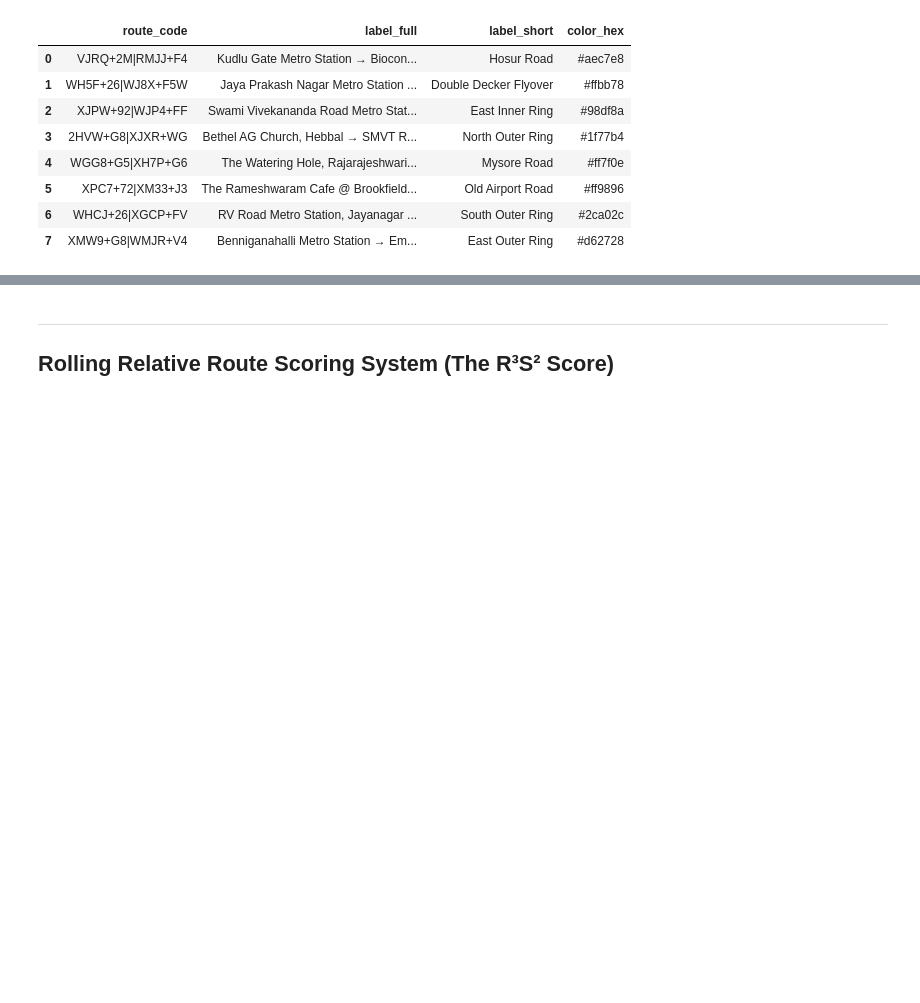
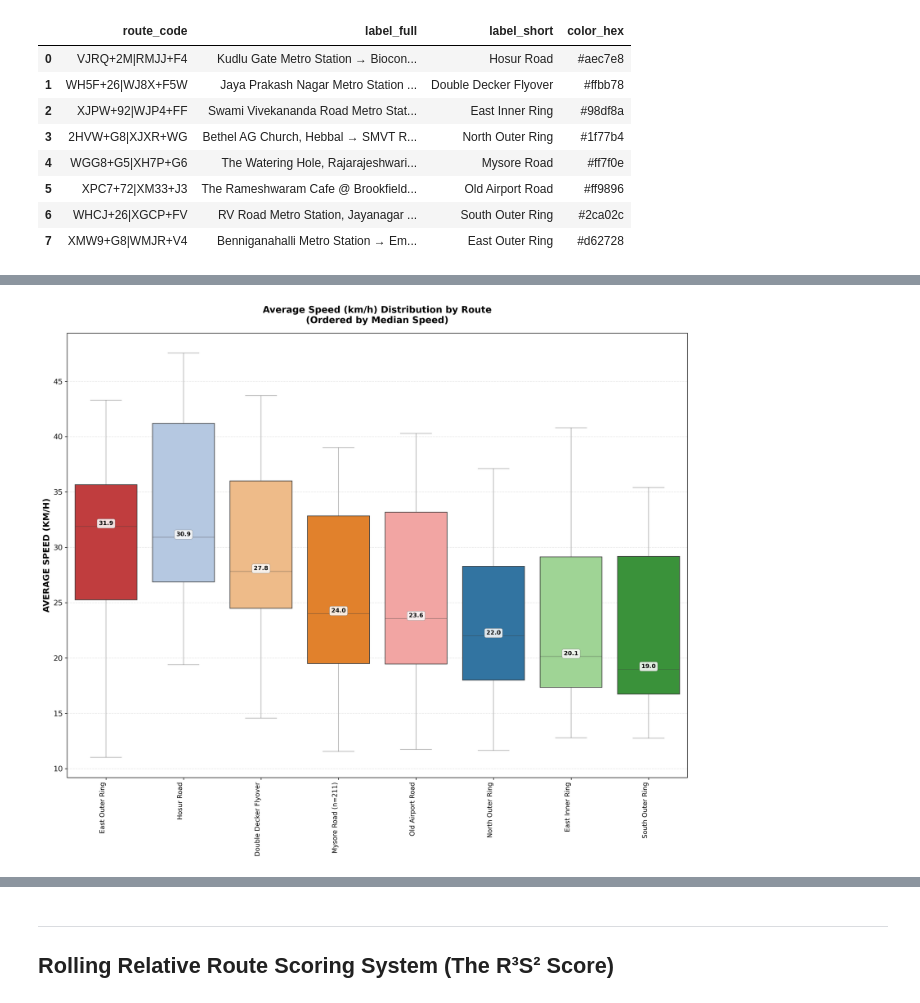
Before and after one commit to thecont1/blr-traffic-monitor, a Jupyter notebook: traffic_visual.ipynb, the cells around one changed output, grey strips where cells are left out. Saved outputs shown, nothing was run; the diff lists cells and outputs as text; code cells hidden in the pictures; blank space fills up the shorter version.

Commit message:
Latest version of plot_traffic_square() 😙

```diff
--- a/traffic_visual.ipynb
+++ b/traffic_visual.ipynb
@@ -392,7 +412,7 @@ def plot_traffic_square(df_incoming, days_offset=1, height='square', label='shor
 
     return df_plot
 # %%
-def plot_route_boxplots(df_incoming, avg_speed=True, duration=True, legend=True, show_stats=True):
+def plot_route_boxplots(df_incoming, avg_speed=True, duration=True, legend=True, show_stats=True, label='short'):
     """
     Boxplots of route performance (avg speed and/or duration).
 
@@ -434,20 +454,26 @@ def plot_route_boxplots(df_incoming, avg_speed=True, duration=True, legend=True,
     None
         Displays matplotlib figure with the boxplot(s).
     """
-    import pandas as pd
-    import seaborn as sns
-    import matplotlib.pyplot as plt
 
-    # Validate at least one metric
+    # 1) Validate input parameters
+    if df_incoming.empty:
+        print("No data available in the dataset.")
+        return df_incoming
+
+    if label not in ['short', 'full']:
+        print(f"label must be 'short' or 'full', got: {label}")
+        return df_incoming
+
     if not (avg_speed or duration):
         raise ValueError("At least one of avg_speed or duration must be True")
+
+    df_box = df_incoming.merge(routes_df, on='route_code', how='left').copy()
+    df_box['route_label'] = df_box['label_' + label]
 
     # Ensure required columns exist
     required_routes_cols = {'route_code', 'color_hex'}
     if not required_routes_cols.issubset(routes_df.columns):
         raise ValueError("routes_df must contain columns: route_code, color_hex")
-
-    df_box = df_incoming.copy()
 
     # Build metrics to plot
     metrics = {}
@@ -560,3 +586,7 @@ def plot_route_boxplots(df_incoming, avg_speed=True, duration=True, legend=True,
     plt.subplots_adjust(bottom=0.35 if legend else 0.1)
     plt.tight_layout()
     plt.show()
+# %%
+plot_route_boxplots(df, avg_speed=True, duration=False, legend=True, show_stats=True, label='short')
+# %% [output]
+[figure, added]
```
Also changed, not shown: parts of 13 cells of this notebook.
